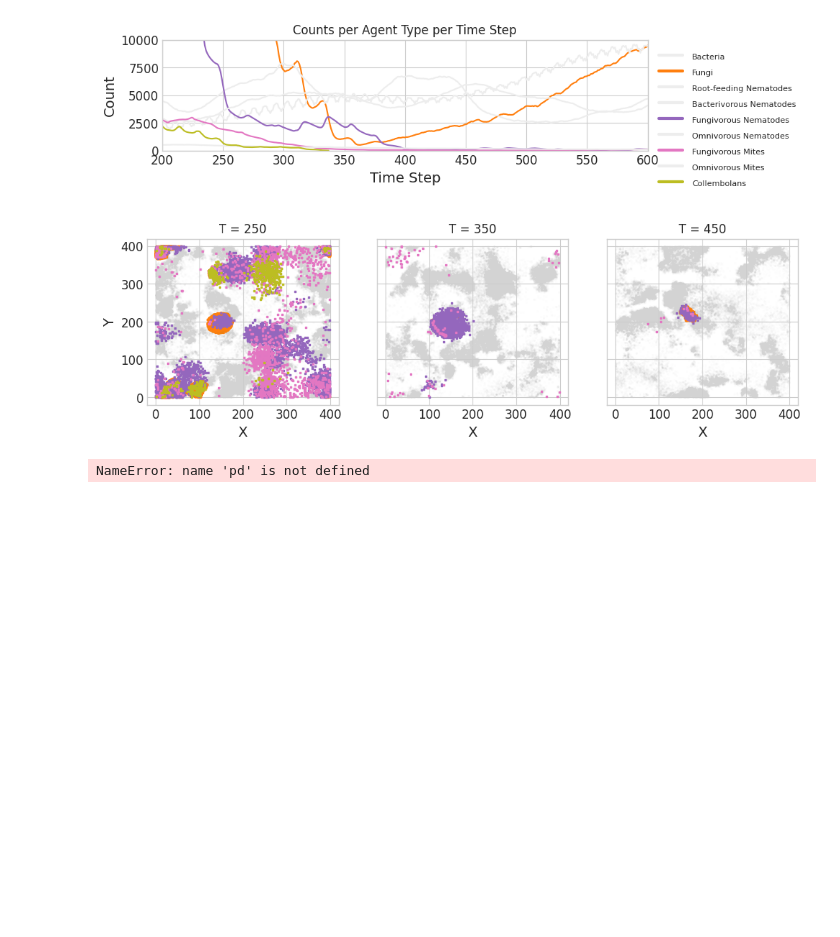
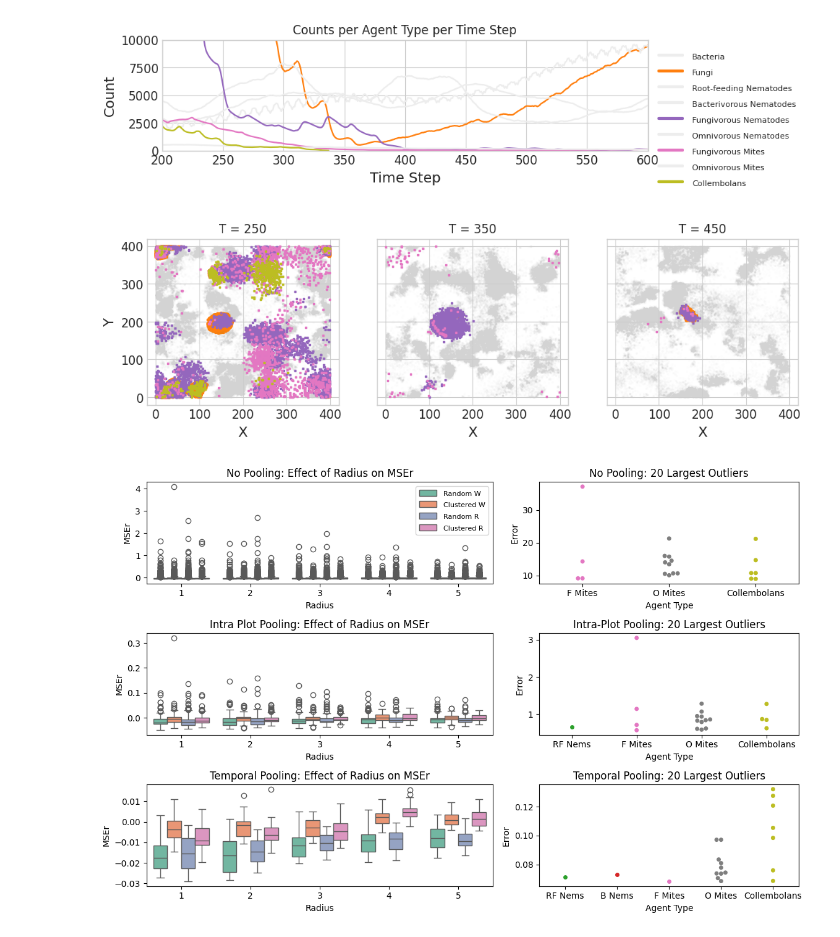
Before and after one commit to timovdk/BLOSSOM, a Jupyter notebook: figures/6-discussion_viz.ipynb, the cells around one changed output. Saved outputs shown, nothing was run; the diff lists cells and outputs as text; code cells hidden in the pictures; blank space fills up the shorter version.

```diff
--- a/figures/6-discussion_viz.ipynb
+++ b/figures/6-discussion_viz.ipynb
@@ -416,6 +434,8 @@ g = sns.swarmplot(x='type_id', y='ae', hue='type_id', palette=[sns.color_palette
 ax2.set_title('No Pooling: 20 Largest Outliers')
 ax2.set_xlabel('Agent Type')
 ax2.set_ylabel('Error')
+ax2.set_xticks(['6', '7', '8'])
+ax2.set_xticklabels(['F Mites', 'O Mites', 'Collembolans'])
 
 # Plot [mae, w]
 sns.boxplot(x='r', y='mser', hue='setup', palette=sns.color_palette("Set2")[:4], data=df_combined_2, ax=ax3, legend=False)
@@ -426,31 +446,35 @@ ax3.set_ylabel('MSEr')
 df1 = pd.read_csv("../experiments/analysis_out/abundances_plot_w_type.csv")
 df2 = pd.read_csv("../experiments/analysis_out/abundances_plot_reg_type.csv")
 df = pd.concat([df1, df2])
 data = df.nlargest(20, columns='ae')
 g = sns.swarmplot(x='type_id', y='ae', hue='type_id', palette=[sns.color_palette("tab10")[i] for i in [2, 6, 7, 8]], data=data, ax=ax4, legend=False)
 ax4.set_title('Intra-Plot Pooling: 20 Largest Outliers')
 ax4.set_xlabel('Agent Type')
 ax4.set_ylabel('Error')
+ax4.set_xticks(['2', '6', '7', '8'])
+ax4.set_xticklabels(['RF Nems', 'F Mites', 'O Mites', 'Collembolans'])
 
 # Plot [mae, w]
 sns.boxplot(x='r', y='mser', hue='setup', palette=sns.color_palette("Set2")[:4], data=df_combined_3, ax=ax5, legend=False)
 ax5.set_title('Temporal Pooling: Effect of Radius on MSEr')
 ax5.set_xlabel('Radius')
 ax5.set_ylabel('MSEr')
 
 df1 = pd.read_csv("../experiments/analysis_out/abundances_temporal_w_type.csv")
 df2 = pd.read_csv("../experiments/analysis_out/abundances_temporal_reg_type.csv")
 df = pd.concat([df1, df2])
 data = df.nlargest(20, columns='ae')
 g = sns.swarmplot(x='type_id', y='ae', hue='type_id', palette=[sns.color_palette("tab10")[i] for i in [2, 3, 6, 7, 8]], data=data, ax=ax6, legend=False)
 ax6.set_title('Temporal Pooling: 20 Largest Outliers')
 ax6.set_xlabel('Agent Type')
 ax6.set_ylabel('Error')
+ax6.set_xticks(['2', '3', '6', '7', '8'])
+ax6.set_xticklabels(['RF Nems', 'B Nems', 'F Mites', 'O Mites', 'Collembolans'])
 
 # Adjust layout to make sure plots are neatly arranged
 plt.tight_layout()
 plt.savefig("6-ab-outliers.pdf", format="pdf", bbox_inches="tight")
 plt.savefig("6-ab-outliers.png", format="png", bbox_inches="tight")
 plt.show()
 # %% [output]
-NameError: name 'pd' is not defined
+[figure, added]
```
Also changed, not shown: parts of 1 cell of this notebook, 12 other files.
